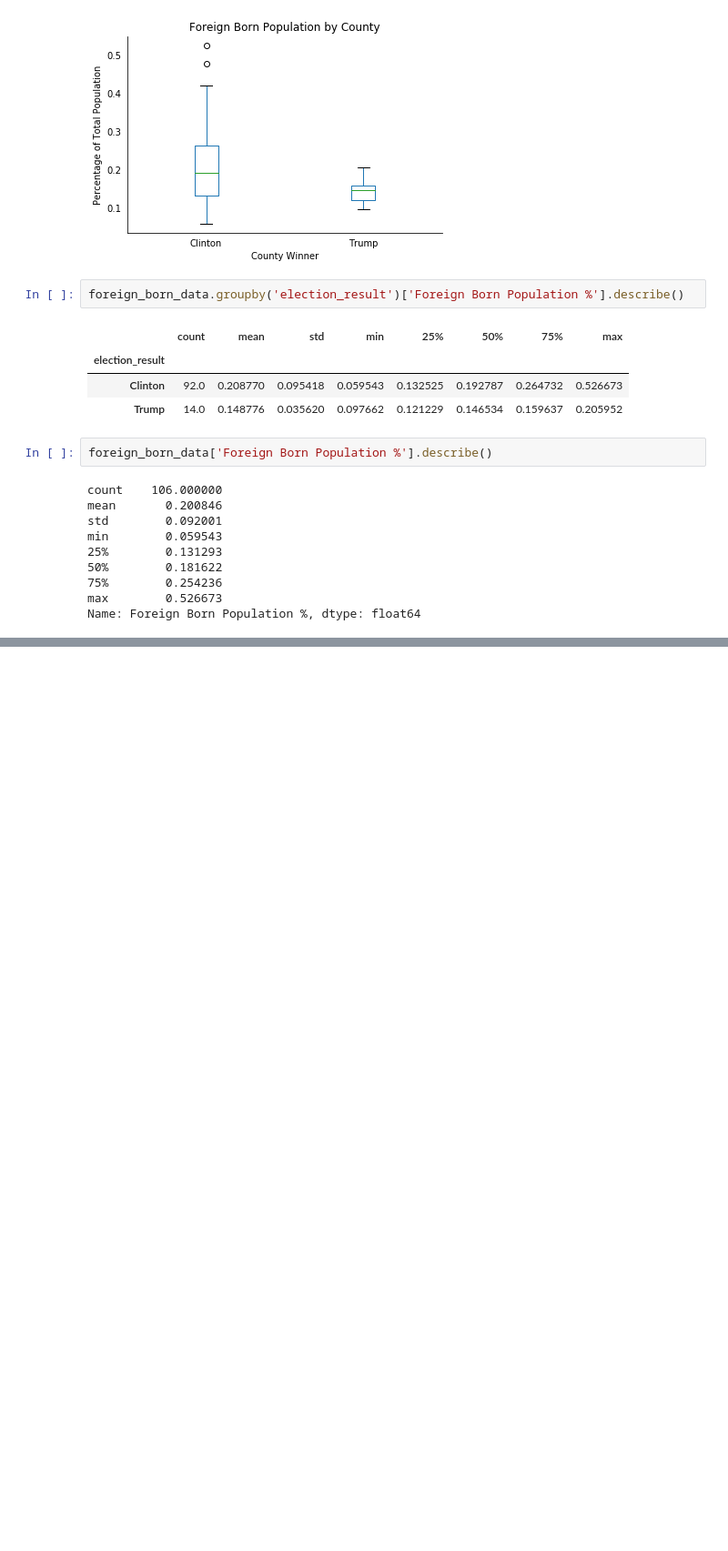
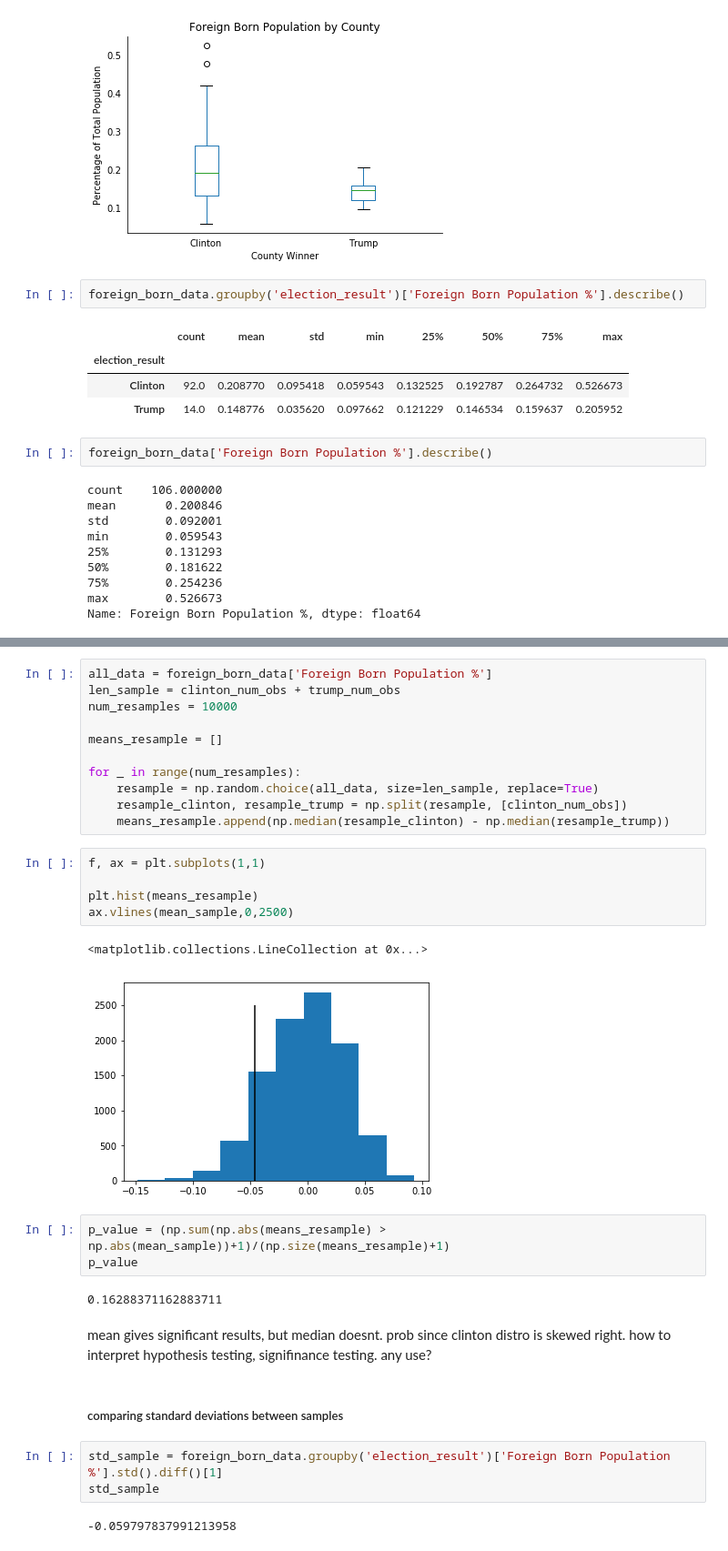
Before and after one commit to slgregoire/election, a Jupyter notebook: Election Graphs.ipynb, the cells around one changed output, grey strips where cells are left out. Shown at 91% size. Saved outputs shown, nothing was run; the diff lists cells and outputs as text; blank space fills up the shorter version.

```diff
--- a/Election Graphs.ipynb
+++ b/Election Graphs.ipynb
@@ -336,0 +382,33 @@ Name: Foreign Born Population %, dtype: float64
+# %%
+all_data = foreign_born_data['Foreign Born Population %']
+len_sample = clinton_num_obs + trump_num_obs
+num_resamples = 10000
+
+means_resample = []
+
+for _ in range(num_resamples):
+    resample = np.random.choice(all_data, size=len_sample, replace=True)
+    resample_clinton, resample_trump = np.split(resample, [clinton_num_obs])
+    means_resample.append(np.median(resample_clinton) - np.median(resample_trump))
+# %%
+f, ax = plt.subplots(1,1)
+
+plt.hist(means_resample)
+ax.vlines(mean_sample,0,2500)
+# %% [output]
+<matplotlib.collections.LineCollection at 0x...>
+[figure, added]
+# %%
+p_value = (np.sum(np.abs(means_resample) > np.abs(mean_sample))+1)/(np.size(means_resample)+1)
+p_value
+# %% [output]
+0.16288371162883711
+# %% [markdown]
+mean gives significant results, but median doesnt. prob since clinton distro is skewed right. how to interpret hypothesis testing, signifinance testing. any use?
+# %% [markdown]
+##### comparing standard deviations between samples
+# %%
+std_sample = foreign_born_data.groupby('election_result')['Foreign Born Population %'].std().diff()[1]
+std_sample
+# %% [output]
+-0.059797837991213958
```
Also changed, not shown: parts of 28 cells of this notebook, 16 other files.
